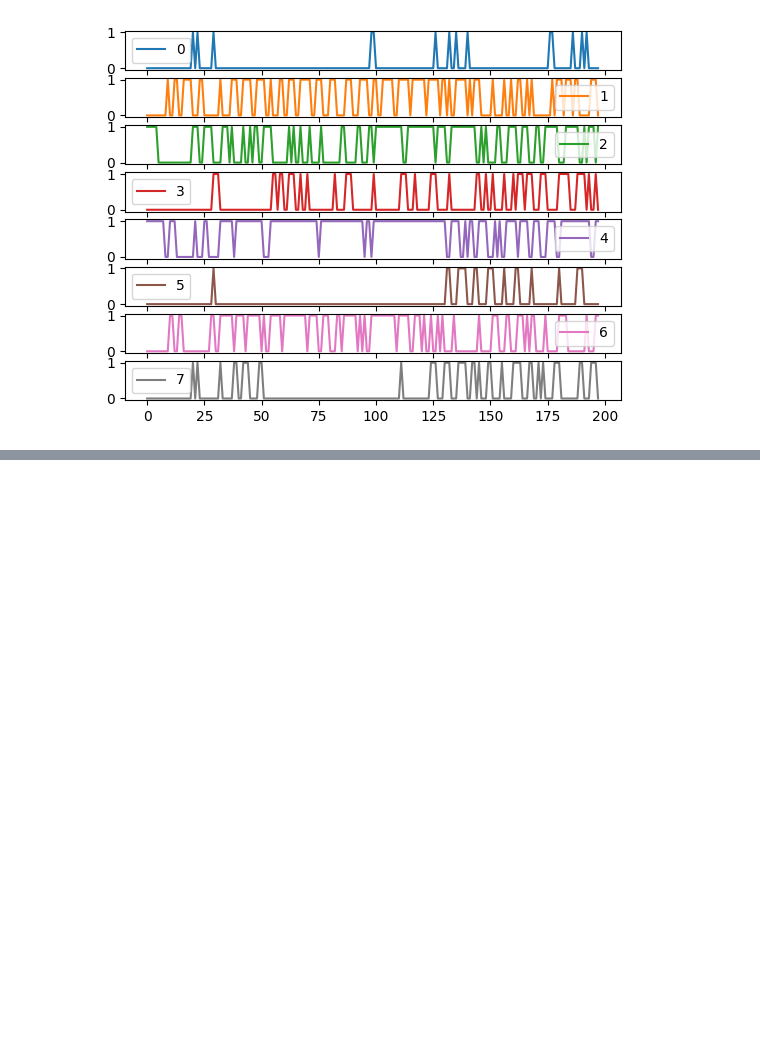
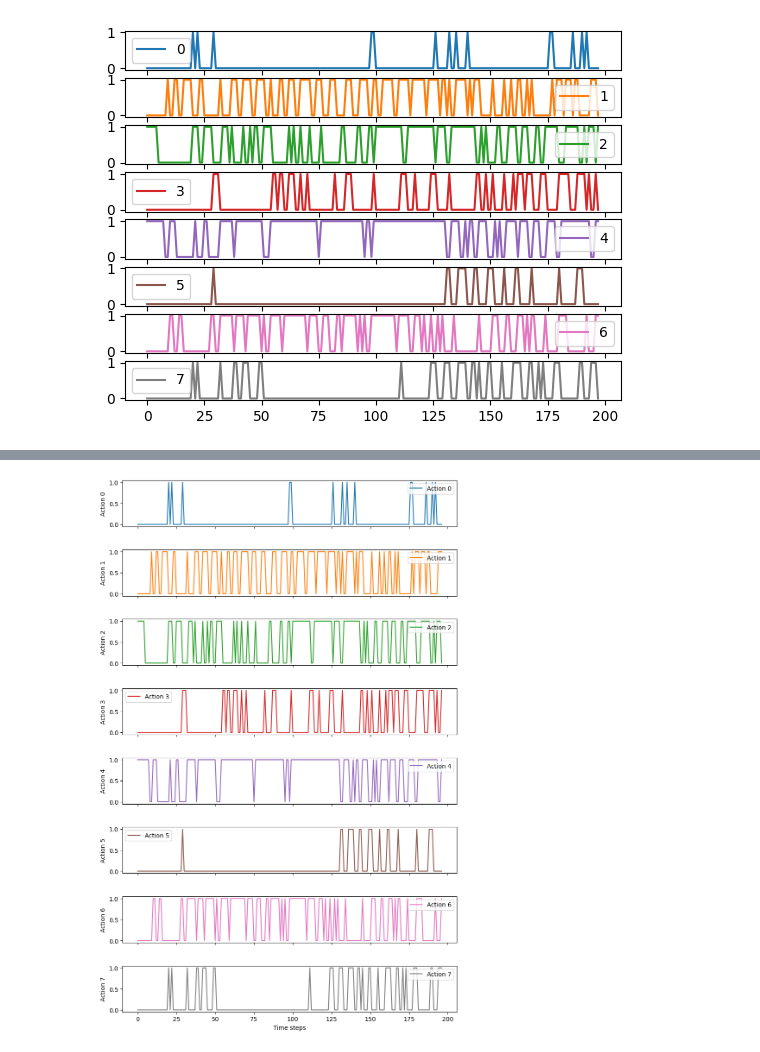
Before and after one commit to elharirymatteo/RANS, a Jupyter notebook: omniisaacgymenvs/utils/icra24_results.ipynb, the cells around one changed output, grey strips where cells are left out. Cells and saved outputs as stored; diff of their text form; code cells hidden in the pictures; blank space fills up the shorter version.

```diff
--- a/omniisaacgymenvs/utils/icra24_results.ipynb
+++ b/omniisaacgymenvs/utils/icra24_results.ipynb
@@ -297,17 +236,0 @@ all_DC_obs[0].shape, all_DC_obs[1].shape, all_DC_obs[2].shape
-# %%
-# reshape obs to fit ep_data['obs'][:, :, 6:8] needed in the get_GoToPose_success_rate_new function allowing first dimension to be different amon
-
-ep_data_DC = {'obs': np.concatenate([np.expand_dims(np.array(ep_obs), axis=0) for ep_obs in all_DC_obs], axis=0)}
-
-# retrieve success rate for episode, one by one, then aggregate df
-for i in range(ep_data['obs'].shape[0]):
-    success_rate = get_GoToPose_success_rate_new(ep_data_DC, print_intermediate=False)
-    success_rate_df = success_rate['pose']
-    if i == 0:
-        success_rate_df_all = success_rate_df
-    else:
-        success_rate_df_all = pd.concat([success_rate_df_all, success_rate_df], axis=0)
-
-success_rate = get_GoToPose_success_rate_new(ep_data, print_intermediate=False)
-success_rate_df = success_rate['pose']
-success_rate_df
@@ -324,0 +425,58 @@ percentage of time spent under (5deg, 2deg, 1deg): 97.16666666666667 95.5 95.333
+# %%
+
+def plot_binarized_actions(df: pd.DataFrame, save_dir: str, fps: int = 10):
+    """
+    Plot binarized actions sequentially and save as a video using Matplotlib.
+    """
+    # Create a directory to save the video frames
+    os.makedirs(save_dir, exist_ok=True)
+
+    # Set up the figure and axes
+    num_actions = len(df.columns)
+    fig, axes = plt.subplots(num_actions, 1, figsize=(10, num_actions * 2), sharex=True, sharey=True)
+    fig.subplots_adjust(hspace=0.5)
+    plt.xlabel('Time steps')
+
+    colors = plt.cm.tab10.colors  # Set of distinct colors
+
+    lines = []
+    for i in range(num_actions):
+        line, = axes[i].plot([], [], color=colors[i], label=f'Action {i}')
+        axes[i].set_ylabel(f'Action {i}')
+        axes[i].legend(loc='best')
+        lines.append(line)
+
+
+    # Function to update the plot for each frame
+    def update(frame):
+        for i in range(num_actions):
+            lines[i].set_data(df.index[:frame], df[df.columns[i]][:frame])
+            axes[i].relim()
+            axes[i].autoscale_view()
+        plt.xlabel('Time steps')
+        return lines
+
+    # Create the animation
+    ani = FuncAnimation(fig, update, frames=len(df), blit=True)
+
+    # Save the animation as an MP4 video
+    video_filename = os.path.join(save_dir, 'binarized_actions_video.mp4')
+    ani.save(video_filename, writer='ffmpeg', fps=fps)
+
+    plt.show()
+
+# Example usage
+# Assuming all_RL_actions[0] is the DataFrame containing binarized actions
+# Replace with your actual DataFrame
+#all_RL_actions = [pd.DataFrame(np.random.randint(2, size=(100, 8)), columns=range(8))]
+
+# Replace 'path_to_save_directory' with the desired save directory
+save_dir = 'path_to_save_directory'
+
+# Frames per second for the video
+fps = 10
+
+# Plot the binarized actions and save as a video
+plot_binarized_actions(all_RL_actions[0], save_dir, fps)
+# %% [output]
+[figure, added]
```
Also changed, not shown: parts of 13 cells of this notebook, 1 other file.
